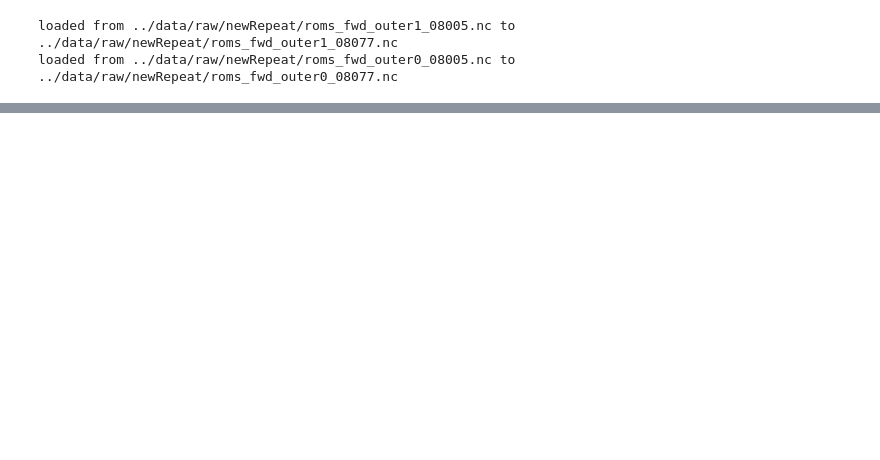
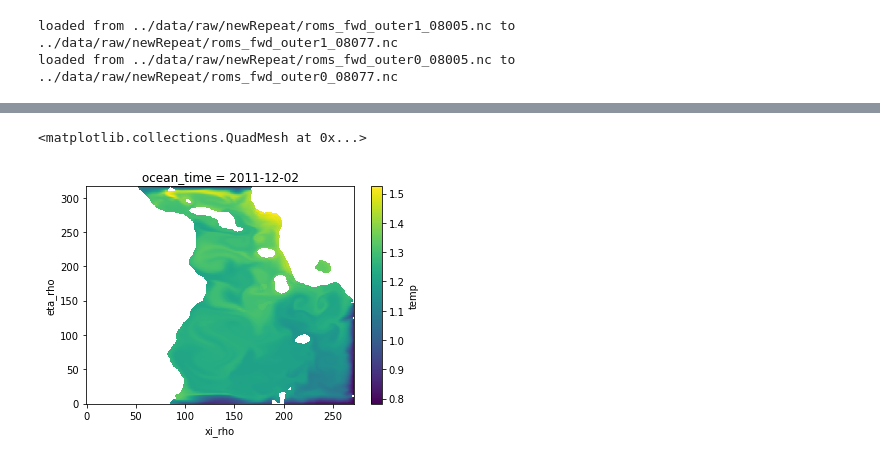
Before and after one commit to Ocean1125/OSSE-analysis, a Jupyter notebook: notebooks/2.0-RMSEfromTruth.ipynb, the cells around one changed output, grey strips where cells are left out. Cells and saved outputs as stored; diff of their text form; code cells hidden in the pictures; blank space fills up the shorter version.

```diff
--- a/notebooks/2.0-RMSEfromTruth.ipynb
+++ b/notebooks/2.0-RMSEfromTruth.ipynb
@@ -123,0 +177,7 @@ loaded from ../data/raw/newRepeat/roms_fwd_outer0_08005.nc to ../data/raw/newRep
+# %%
+test= osseAna.where( (osseAna['z_rho']<-4000)).mean('s_rho',skipna=True)
+
+test.temp.isel(ocean_time=0).plot()
+# %% [output]
+<matplotlib.collections.QuadMesh at 0x...>
+[figure, added]
```
Also changed, not shown: parts of 15 cells of this notebook, 4 other files.
